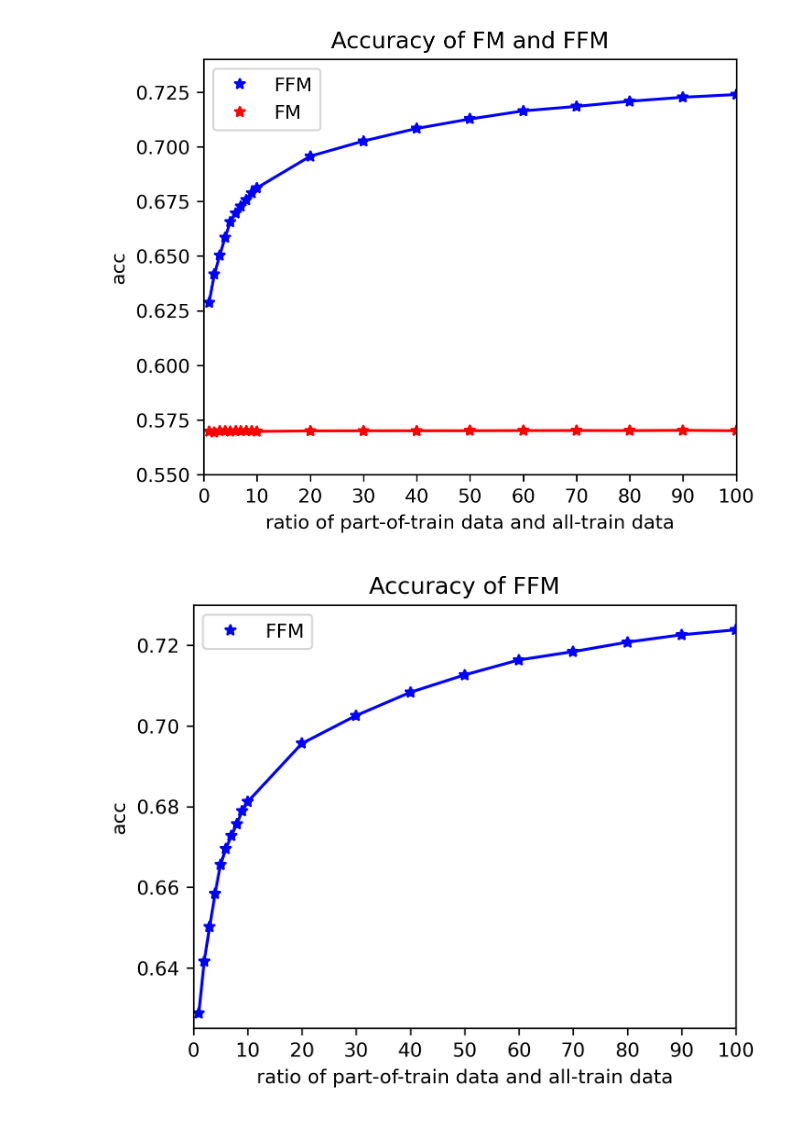
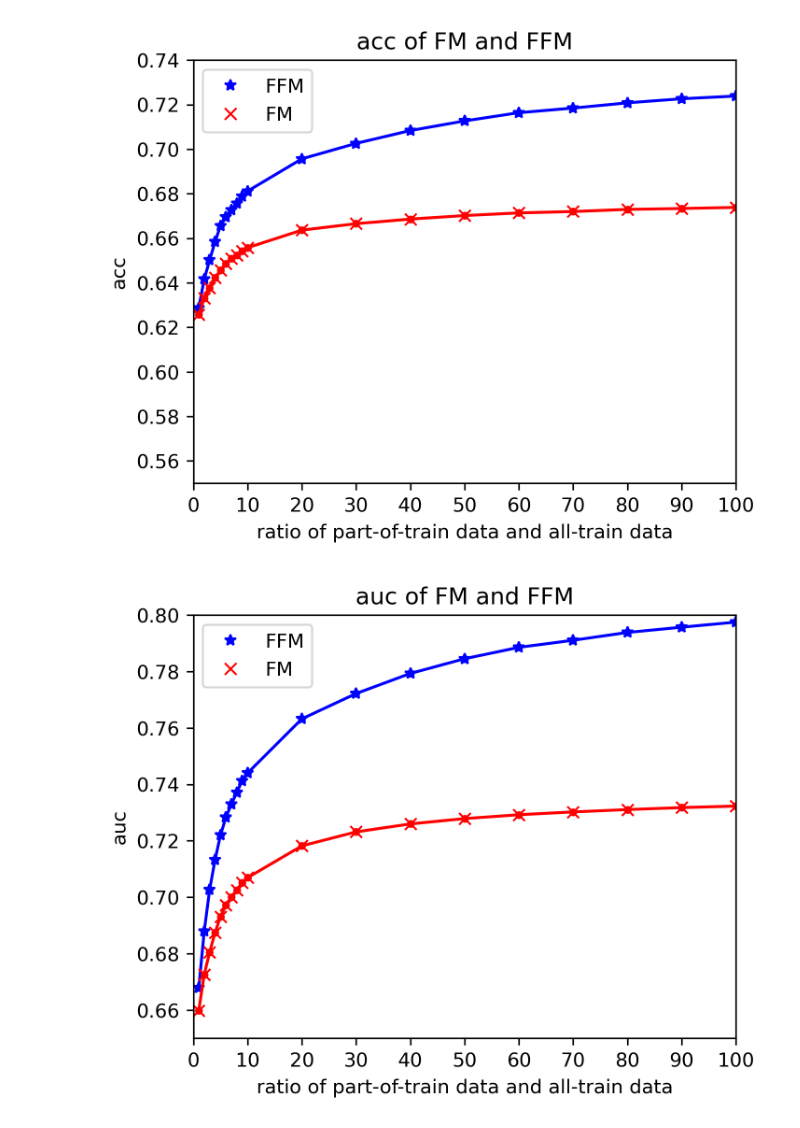
Before and after one commit to DoodleBears/cis_learn, a Jupyter notebook: dataset/kkbox/train/ffm/result_graph.ipynb, the cells around one changed output. Drawn from its saved outputs; the diff is of its cells as text; code cells hidden in the pictures.

```diff
--- a/dataset/kkbox/train/ffm/result_graph.ipynb
+++ b/dataset/kkbox/train/ffm/result_graph.ipynb
@@ -19,7 +28,7 @@ ffm_loss_dict_list = {1: 0.648375, 2:0.637635, 3:0.629660, 4:0.621094, 5:0.61475
 # %%
-fm_acc_dict_list = {1:0.569646, 2:0.569364, 3:0.570044, 4:0.569997, 5:0.569813, 6:0.569997, 7:0.570015, 8:0.569903, 9:0.570030,
-            10:0.569745, 20:0.570002, 30:0.570039, 40:0.570055, 50:0.570068, 60:0.570129, 70:0.570167, 80:0.570123, 90:0.570242,
-            100:0.570066 }
-fm_loss_dict_list = {1:0.677890, 2:0.678173, 3:0.677534, 4:0.677578, 5:0.677618, 6:0.677552, 7:0.677525, 8:0.677549, 9:0.677667,
-                  10:0.677823, 20:0.677529, 30:0.677596, 40:0.677515, 50:0.677537, 60:0.677564, 70:0.677588, 80:0.677549, 90:0.677531,
-                  100:0.677547 }
+fm_acc_dict_list = {1:0.625662, 2:0.633120, 3:0.637661, 4:0.642254, 5:0.645735, 6:0.648645, 7:0.650881, 8:0.652386, 9:0.654163,
+            10:0.655771, 20:0.663651, 30:0.666547, 40:0.668601, 50:0.670189, 60:0.671383, 70:0.671999, 80:0.672960, 90:0.673365,
+            100:0.673851 }
+fm_acc_loss_dict_list = {1:0.650441, 2:0.643616, 3:0.638757, 4:0.634982, 5:0.631940, 6:0.629004, 7:0.626934, 8:0.625326, 9:0.623609,
+                  10:0.622356, 20:0.614875, 30:0.611119, 40:0.609767, 50:0.607636, 60:0.606768, 70:0.606124, 80:0.605916, 90:0.605070,
+                  100:0.605233 }
@@ -44,44 +60,43 @@ plt.rcParams['figure.dpi'] = 300 #分辨率
 # %%
 range_x_left, range_y_left = 0, 0.55
 range_x_right, range_y_right = 100,0.74
-plt.title("Accuracy of FM and FFM")
+plt.title("acc of FM and FFM")
 plt.xlabel('ratio of part-of-train data and all-train data')
 plt.ylabel('acc')
 plt.xlim([range_x_left, range_x_right])
 plt.ylim([range_y_left, range_y_right])
 plt.plot(ffm_acc_dict_list.keys(),ffm_acc_dict_list.values() ,'b*', label='FFM')
 plt.plot(ffm_acc_dict_list.keys(),ffm_acc_dict_list.values() ,'b.-')
-plt.plot(fm_acc_dict_list.keys(),fm_acc_dict_list.values() ,'r*', label='FM')
+plt.plot(fm_acc_dict_list.keys(),fm_acc_dict_list.values() ,'rx', label='FM')
 plt.plot(fm_acc_dict_list.keys(),fm_acc_dict_list.values() ,'r.-')
 x_major_locator=MultipleLocator(10)
 #把x轴的刻度间隔设置为1，并存在变量里
-# y_major_locator=MultipleLocator(10)
+y_major_locator=MultipleLocator(0.02)
 #把y轴的刻度间隔设置为10，并存在变量里
 ax=plt.gca()
 #ax为两条坐标轴的实例
 ax.xaxis.set_major_locator(x_major_locator)
 #把x轴的主刻度设置为1的倍数
-# ax.yaxis.set_major_locator(y_major_locator)
+ax.yaxis.set_major_locator(y_major_locator)
 #把y轴的主刻度设置为10的倍数
 plt.legend()
-plt.savefig('Accuracy_of_FM_and_FFM.png', dpi=300) #指定分辨率保存
+plt.savefig('acc_of_FM_and_FFM.png', dpi=300) #指定分辨率保存
 plt.show()
 # %% [output]
-[figure, old version]
+[figure, new version]
 # %%
-range_x_left, range_y_left = 0, 0.625
-range_x_right, range_y_right = 100,0.73
-plt.title("Accuracy of FFM")
+range_x_left, range_y_left = 0, 0.65
+range_x_right, range_y_right = 100,0.8
+plt.title("auc of FM and FFM")
 plt.xlabel('ratio of part-of-train data and all-train data')
-plt.ylabel('acc')
+plt.ylabel('auc')
 plt.xlim([range_x_left, range_x_right])
 plt.ylim([range_y_left, range_y_right])
-plt.plot(ffm_acc_dict_list.keys(),ffm_acc_dict_list.values() ,'b*', label='FFM')
-plt.plot(ffm_acc_dict_list.keys(),ffm_acc_dict_list.values() ,'b.-')
+plt.plot(ffm_auc_dict_list.keys(),ffm_auc_dict_list.values() ,'b*', label='FFM')
+plt.plot(ffm_auc_dict_list.keys(),ffm_auc_dict_list.values() ,'b.-')
+plt.plot(fm_auc_dict_list.keys(),fm_auc_dict_list.values() ,'rx', label='FM')
+plt.plot(fm_auc_dict_list.keys(),fm_auc_dict_list.values() ,'r.-')
 x_major_locator=MultipleLocator(10)
-#把x轴的刻度间隔设置为1，并存在变量里
-# y_major_locator=MultipleLocator(10)
-#把y轴的刻度间隔设置为10，并存在变量里
 ax=plt.gca()
 #ax为两条坐标轴的实例
 ax.xaxis.set_major_locator(x_major_locator)
@@ -89,8 +104,8 @@ ax.xaxis.set_major_locator(x_major_locator)
 # ax.yaxis.set_major_locator(y_major_locator)
 #把y轴的主刻度设置为10的倍数
 plt.legend()
-plt.savefig('Accuracy_of_FFM.png', dpi=300) #指定分辨率保存
+plt.savefig('auc_of_FM_and_FFM.png', dpi=300) #指定分辨率保存
 plt.show()
 # %% [output]
-[figure, old version]
+[figure, new version]
 # %%
```
Also changed, not shown: parts of 7 cells of this notebook, 15 other files.
